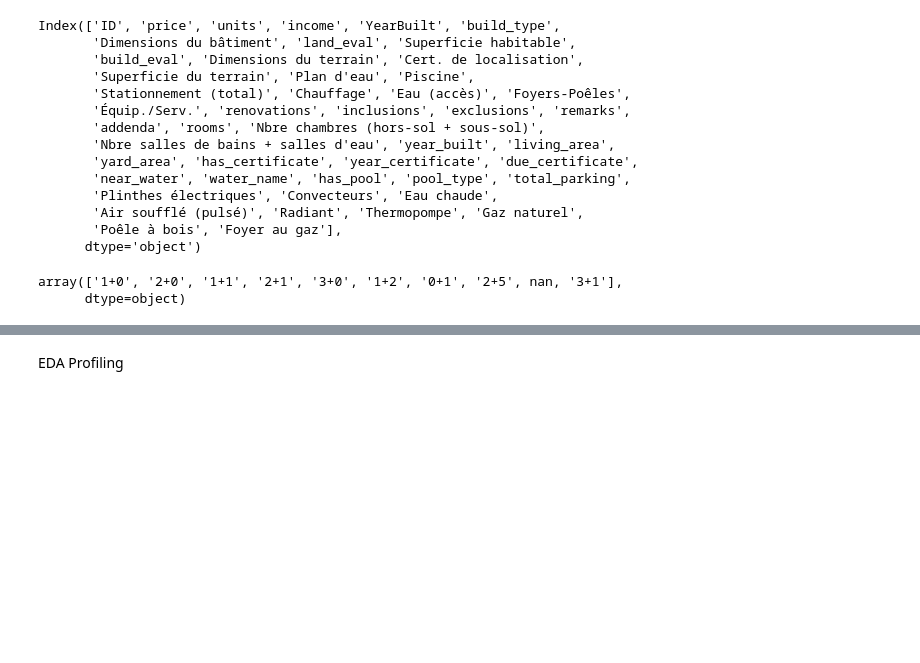
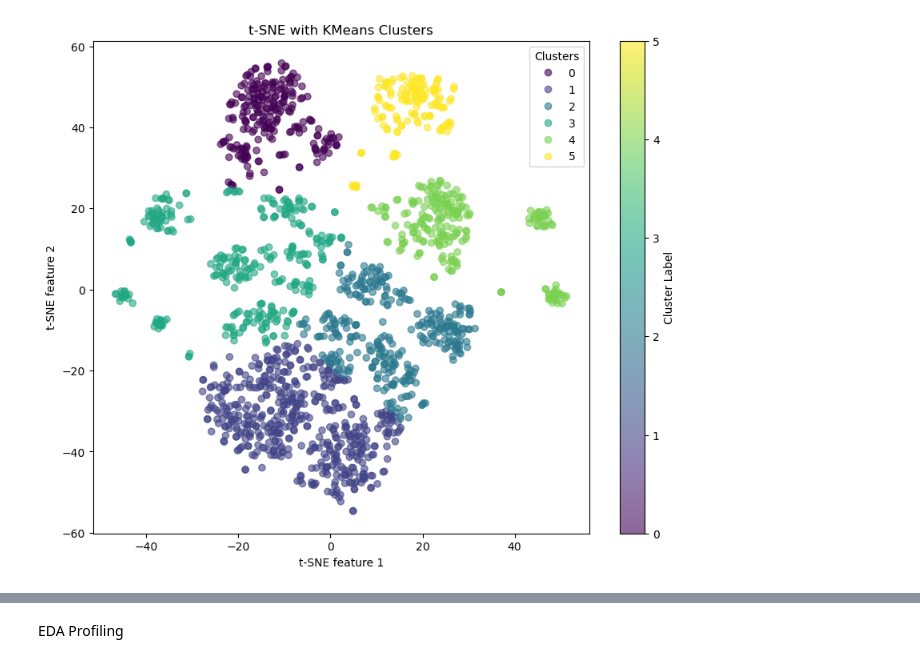
Before and after one commit to Christian-Leclerc/Capstone-Project-LHL, a Jupyter notebook: src/experiments.ipynb, the cells around one changed output, grey strips where cells are left out. Drawn from its saved outputs; the diff is of its cells as text; code cells hidden in the pictures; blank space fills up the shorter version.

Commit message:
Feature: EDA_clustering

```diff
--- a/src/experiments.ipynb
+++ b/src/experiments.ipynb
@@ -20,22 +25,40 @@ df_engineered.shape[0]
-# %%
-df_engineered.head()
-# %% [output]
-Index(['ID', 'price', 'units', 'income', 'YearBuilt', 'build_type',
-       'Dimensions du bâtiment', 'land_eval', 'Superficie habitable',
-       'build_eval', 'Dimensions du terrain', 'Cert. de localisation',
-       'Superficie du terrain', 'Plan d'eau', 'Piscine',
-       'Stationnement (total)', 'Chauffage', 'Eau (accès)', 'Foyers-Poêles',
-       'Équip./Serv.', 'renovations', 'inclusions', 'exclusions', 'remarks',
-       'addenda', 'rooms', 'Nbre chambres (hors-sol + sous-sol)',
-       'Nbre salles de bains + salles d'eau', 'year_built', 'living_area',
-       'yard_area', 'has_certificate', 'year_certificate', 'due_certificate',
-       'near_water', 'water_name', 'has_pool', 'pool_type', 'total_parking',
-       'Plinthes électriques', 'Convecteurs', 'Eau chaude',
-       'Air soufflé (pulsé)', 'Radiant', 'Thermopompe', 'Gaz naturel',
-       'Poêle à bois', 'Foyer au gaz'],
-      dtype='object')
-# %%
-df_engineered["Nbre salles de bains + salles d'eau"].unique()
-# %% [output]
-array(['1+0', '2+0', '1+1', '2+1', '3+0', '1+2', '0+1', '2+5', nan, '3+1'],
-      dtype=object)
+# %%
+# Extract quantitative columns
+quantitatives = df_engineered.select_dtypes(include=['int64', 'float64'])
+# Drop the 'ID' column
+quantitatives = quantitatives.drop(columns=['ID', 'year_built']).copy()
+# Initialize the scaler
+scaler = StandardScaler()
+
+# Fit the scaler and transform the data
+scaled_data = scaler.fit_transform(quantitatives)
+
+# Create a t-SNE object
+tsne = TSNE(n_components=2, random_state=0)
+
+# Fit and transform your data
+tsne_results = tsne.fit_transform(scaled_data)
+
+# Clusters
+n_clusters = 6 # 5 to start
+kmeans = KMeans(n_clusters=n_clusters, random_state=42, n_init=10)
+clusters = kmeans.fit_predict(tsne_results)
+
+# Map the cluster label back to your original DataFrame
+quantitatives['cluster_label'] = clusters
+
+# Visualize
+plt.figure(figsize=(10,8))
+scatter = plt.scatter(tsne_results[:, 0], tsne_results[:, 1], c=clusters, cmap='viridis', alpha=0.6)
+
+# Add a colorbar and legend
+cbar = plt.colorbar(scatter)
+cbar.set_label('Cluster Label')
+legend1 = plt.legend(*scatter.legend_elements(), title="Clusters")
+
+plt.title('t-SNE with KMeans Clusters')
+plt.xlabel('t-SNE feature 1')
+plt.ylabel('t-SNE feature 2')
+plt.show()
+# %% [output]
+[figure, added]
```
Also changed, not shown: parts of 6 cells of this notebook, 4 other files.
